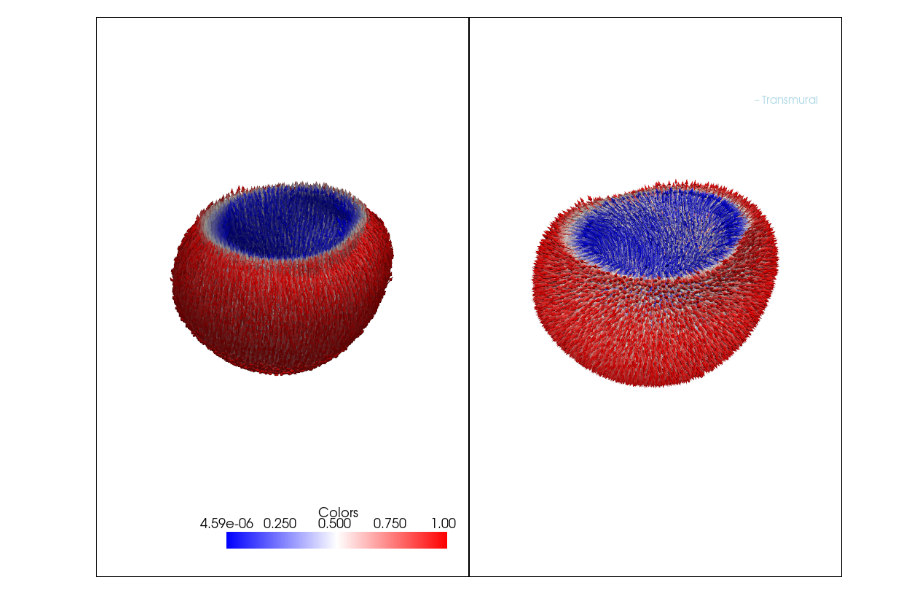
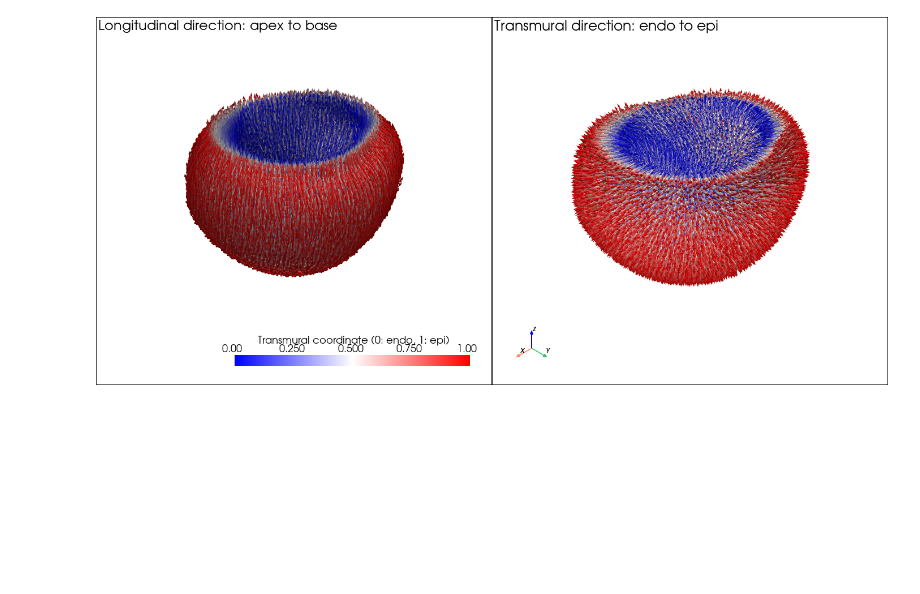
Before and after one commit to finitewave/Finitewave-Tools, a Jupyter notebook: Tutorials/Left Ventricle Fibers.ipynb, the cells around one changed output. Saved outputs shown, nothing was run; the diff lists cells and outputs as text; code cells hidden in the pictures; blank space fills up the shorter version.

```diff
--- a/Tutorials/Left Ventricle Fibers.ipynb
+++ b/Tutorials/Left Ventricle Fibers.ipynb
@@ -23,6 +41,23 @@ from scipy import ndimage
 
 
 def extract_surface(mesh):
+    """Return the added surface layer and the dilated tissue mask.
+
+    Parameters
+    ----------
+    mesh : ndarray, shape (nx, ny, nz)
+        Voxel array with positive tissue values and zero background.
+
+    Returns
+    -------
+    surface, dilated_mesh : ndarray of bool
+        Added voxels and expanded tissue, both with the input shape.
+
+    Raises
+    ------
+    ValueError
+        If tissue touches any boundary of the input volume.
+    """
     # check if mesh is touched by the boundary of the volume
     if (np.any([mesh[i, :, :].any() for i in [0, -1]])
         or np.any([mesh[:, i, :].any() for i in [0, -1]])
@@ -160,46 +303,76 @@ from finitewave_tools.fibers.fdm.gradient import compute_gradient, normalize_vec
 from finitewave_tools.fibers.fdm.sampling import sample_from_layers
 
 
-def build_arrows(coords, vectors, colors, scale_factor=5):
-    mesh = pv.PolyData(coords * 0.25)
+def build_arrows(coords, vectors, colors, scale_factor=5, colors_name="Colors"):
+    """Create uniformly sized arrow glyphs with a scalar color field.
+
+    Parameters
+    ----------
+    coords : ndarray, shape (N, 3)
+        Arrow origins in voxel-index coordinates.
+    vectors : ndarray, shape (N, 3)
+        Arrow directions, normally unit vectors.
+    colors : ndarray, shape (N,)
+        Scalar values attached to the arrows for coloring.
+    scale_factor : float, optional
+        Uniform glyph size in voxel units. Defaults to 5.
+    colors_name : str, optional
+        Name of the scalar array used for plotting. Defaults to "Colors".
+
+    Returns
+    -------
+    pyvista.PolyData
+        Arrow geometry carrying the named scalar array. Vector magnitudes
+        do not change glyph size.
+    """
+    mesh = pv.PolyData(coords.astype(np.float64))
     mesh.point_data["Vectors"] = vectors
-    mesh.point_data["Colors"] = colors
+    mesh.point_data[colors_name] = colors
 
     arrows = mesh.glyph(
         orient="Vectors",
         scale=False,
         factor=scale_factor
     )
     return arrows
 
 
 apex_base_grad = compute_gradient(apex_base_mesh, normalize=True, mask=mesh > 0)
 endo_epi_grad = compute_gradient(endo_epi_mesh, normalize=True, mask=mesh > 0)
 
 coords = np.argwhere(mesh > 0)
-n_layers = 10
+N_LAYERS = 10
 endo_epi_dist = endo_epi_mesh[mesh > 0]
-endo_epi_dist = (endo_epi_dist - endo_epi_dist.min()) / (endo_epi_dist.max() - endo_epi_dist.min())
-endo_epi_layers = np.digitize(endo_epi_dist, bins=np.linspace(0, 1, n_layers + 1))
+endo_epi_dist = ((endo_epi_dist - endo_epi_dist.min()) /
+                 (endo_epi_dist.max() - endo_epi_dist.min()))
+endo_epi_layers = np.digitize(endo_epi_dist, bins=np.linspace(0, 1, N_LAYERS + 1))
 
 sampled_ids = sample_from_layers(endo_epi_layers, coords, 5)
 selected_coords = coords[sampled_ids]
 endo_epi_vec = endo_epi_grad[sampled_ids]
 apex_base_vec = apex_base_grad[sampled_ids]
 colors = endo_epi_dist[sampled_ids]
 
 pv.set_jupyter_backend("static")
-pl = pv.Plotter(shape=(1, 2))
+pl = pv.Plotter(shape=(1, 2), window_size=(1400, 650))
+pl.set_background("white")
 pl.subplot(0, 0)
-# pl.add_mesh(grid, color="lightgray", opacity=1.0, label="LV Mesh")
-pl.add_mesh(build_arrows(selected_coords, apex_base_vec, colors, scale_factor=5),
-            scalars="Colors", cmap="bwr", label="Apex-Base")
+pl.add_text("Longitudinal direction: apex to base", font_size=14, color="black")
+pl.add_mesh(build_arrows(selected_coords, apex_base_vec, colors, scale_factor=15,
+                         colors_name="Transmural coordinate"),
+            scalars="Transmural coordinate", cmap="bwr", clim=(0, 1),
+            scalar_bar_args={"title": "Transmural coordinate (0: endo, 1: epi)",
+                             "color": "black"}, label="Longitudinal")
 pl.subplot(0, 1)
-# pl.add_mesh(grid, color="lightgray", opacity=1.0, label="LV Mesh")
-pl.add_mesh(build_arrows(selected_coords, endo_epi_vec, colors, scale_factor=5),
-            scalars="Colors", cmap="bwr", label="Transmural")
-pl.add_legend()
+pl.add_text("Transmural direction: endo to epi", font_size=14, color="black")
+pl.add_mesh(build_arrows(selected_coords, endo_epi_vec, colors, scale_factor=15,
+                         colors_name="Transmural coordinate"),
+            scalars="Transmural coordinate", cmap="bwr", clim=(0, 1),
+            scalar_bar_args={"title": "Transmural coordinate (0: endo, 1: epi)",
+                             "color": "black"}, label="Transmural")
 pl.link_views()
+pl.show_axes()
+pl.reset_camera()
 pl.show()
 # %% [output]
-[figure, old version]
+[figure, new version]
```
Also changed, not shown: parts of 16 cells of this notebook, 11 other files.
